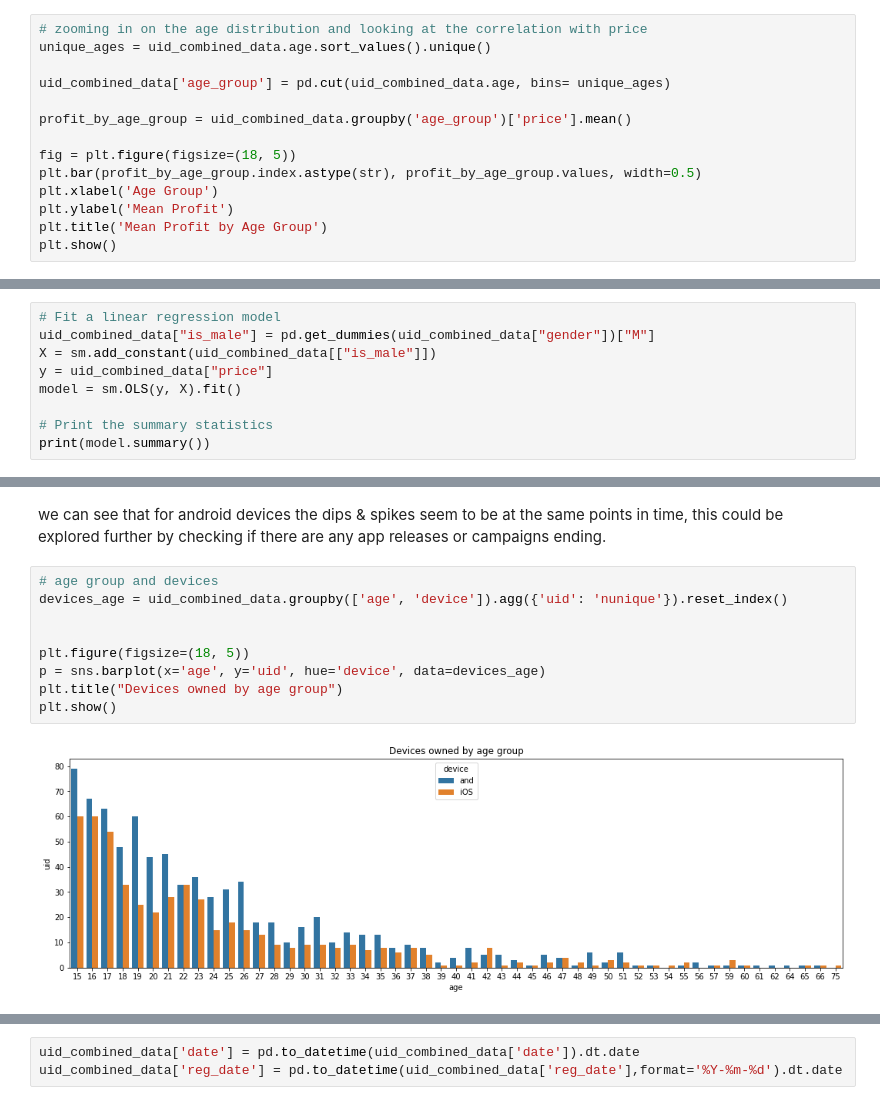
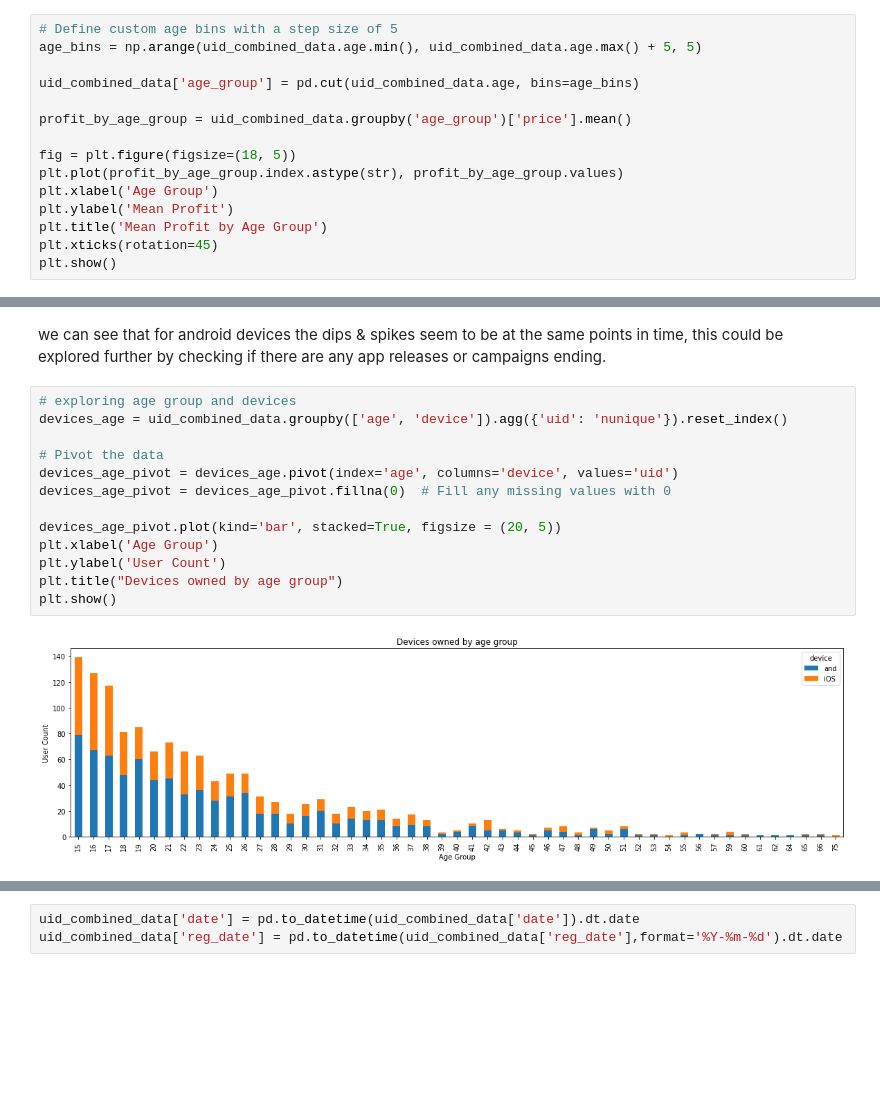
Before and after one commit to noor92/customer-analysis, a Jupyter notebook: analysis.ipynb, the cells around one changed output, grey strips where cells are left out. Drawn from its saved outputs; the diff is of its cells as text; blank space fills up the shorter version.

```diff
--- a/analysis.ipynb
+++ b/analysis.ipynb
@@ -219,17 +198,18 @@ uid_combined_data.age.hist()
 <AxesSubplot:>
 [figure]
 # %%
-# zooming in on the age distribution and looking at the correlation with price
-unique_ages = uid_combined_data.age.sort_values().unique()
+# Define custom age bins with a step size of 5
+age_bins = np.arange(uid_combined_data.age.min(), uid_combined_data.age.max() + 5, 5)
 
-uid_combined_data['age_group'] = pd.cut(uid_combined_data.age, bins= unique_ages)
+uid_combined_data['age_group'] = pd.cut(uid_combined_data.age, bins=age_bins)
 
 profit_by_age_group = uid_combined_data.groupby('age_group')['price'].mean()
 
 fig = plt.figure(figsize=(18, 5))
-plt.bar(profit_by_age_group.index.astype(str), profit_by_age_group.values, width=0.5)
+plt.plot(profit_by_age_group.index.astype(str), profit_by_age_group.values)
 plt.xlabel('Age Group')
 plt.ylabel('Mean Profit')
 plt.title('Mean Profit by Age Group')
+plt.xticks(rotation=45)
 plt.show()
 # %% [output]
@@ -351,12 +308,3 @@ Covariance Type:            nonrobust
 
 Notes:
 [1] Standard Errors assume that the covariance matrix of the errors is correctly specified.
-# %%
-# Fit a linear regression model
-uid_combined_data["is_male"] = pd.get_dummies(uid_combined_data["gender"])["M"]
-X = sm.add_constant(uid_combined_data[["is_male"]])
-y = uid_combined_data["price"]
-model = sm.OLS(y, X).fit()
-
-# Print the summary statistics
-print(model.summary())
@@ -652,13 +557,17 @@ plt.show()
 # %% [markdown]
 we can see that for android devices the dips & spikes seem to be at the same points in time, this could be explored further by checking if there are any app releases or campaigns ending.
 # %%
-# age group and devices
+# exploring age group and devices
 devices_age = uid_combined_data.groupby(['age', 'device']).agg({'uid': 'nunique'}).reset_index()
 
+# Pivot the data
+devices_age_pivot = devices_age.pivot(index='age', columns='device', values='uid')
+devices_age_pivot = devices_age_pivot.fillna(0)  # Fill any missing values with 0
 
-plt.figure(figsize=(18, 5))
-p = sns.barplot(x='age', y='uid', hue='device', data=devices_age)
+devices_age_pivot.plot(kind='bar', stacked=True, figsize = (20, 5))
+plt.xlabel('Age Group')
+plt.ylabel('User Count')
 plt.title("Devices owned by age group")
 plt.show()
 # %% [output]
-[figure, old version]
+[figure, new version]
```
Also changed, not shown: parts of 55 cells of this notebook.
